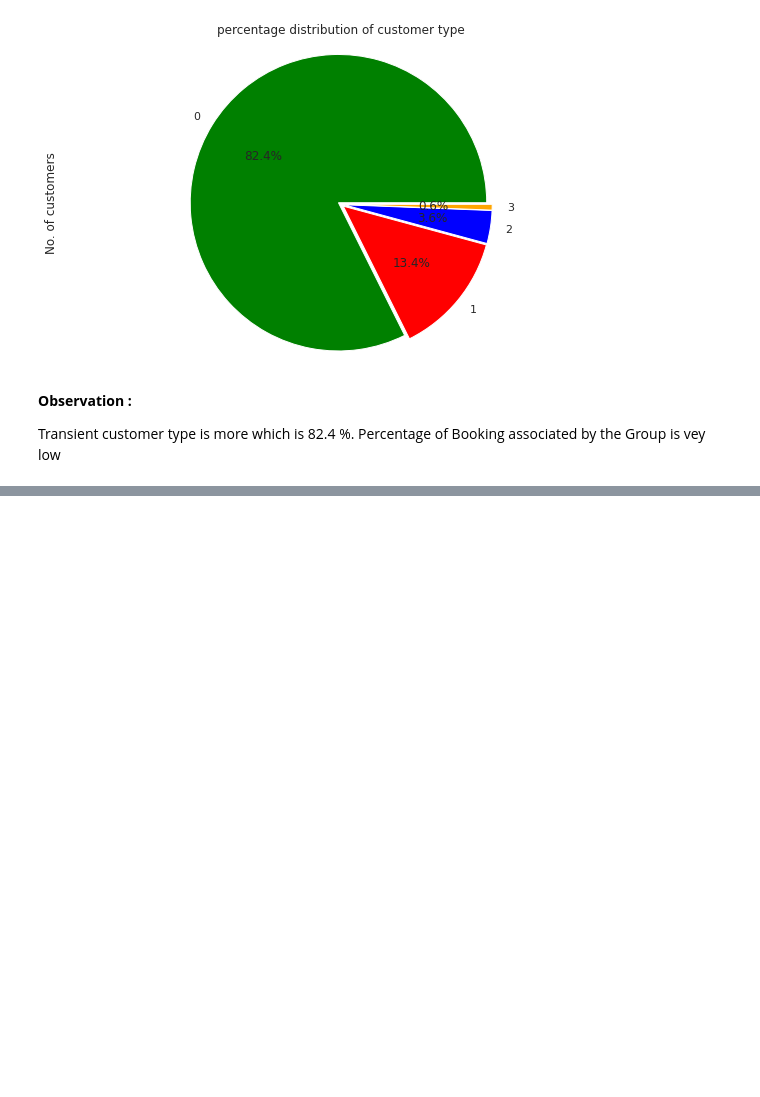
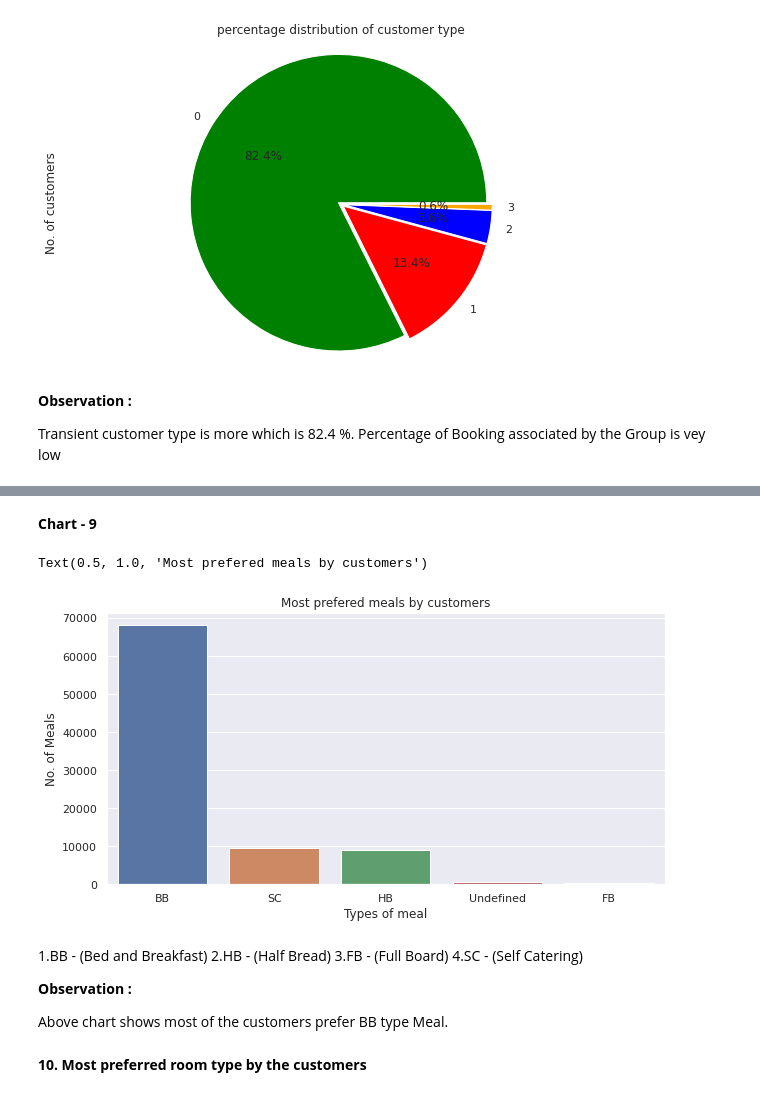
Before and after one commit to istekhar1543/hotel-booking-analysis, a Jupyter notebook: Hotel_Booking_Analysis_Capstone_Project.ipynb, the cells around one changed output, grey strips where cells are left out. Drawn from its saved outputs; the diff is of its cells as text; code cells hidden in the pictures; blank space fills up the shorter version.

```diff
--- a/Hotel_Booking_Analysis_Capstone_Project.ipynb
+++ b/Hotel_Booking_Analysis_Capstone_Project.ipynb
@@ -390,0 +539,5 @@ Transient customer type is more which is 82.4 %. Percentage of Booking associate
+# %%
+# Most prefered meal
+prefered_meal = new_df['meal'].value_counts().reset_index()
+prefered_meal.columns =['Types of meal','No. of Meals']
+prefered_meal
@@ -390,0 +551,18 @@ Transient customer type is more which is 82.4 %. Percentage of Booking associate
+# %% [markdown]
+**Chart - 9**
+# %%
+#plot the graph
+plt.figure(figsize= (10,5))
+sns.barplot(x = prefered_meal['Types of meal'], y = prefered_meal['No. of Meals'], order=prefered_meal['Types of meal'])
+plt.title('Most prefered meals by customers')
+# %% [output]
+Text(0.5, 1.0, 'Most prefered meals by customers')
+[figure, added]
+# %% [markdown]
+1.BB - (Bed and Breakfast) 2.HB - (Half Bread) 3.FB - (Full Board) 4.SC - (Self Catering)
+
+**Observation :**
+
+Above chart shows most of the customers prefer BB type Meal.
+# %% [markdown]
+**10. Most preferred room type by the customers**
```
Also changed, not shown: parts of 91 cells of this notebook.
